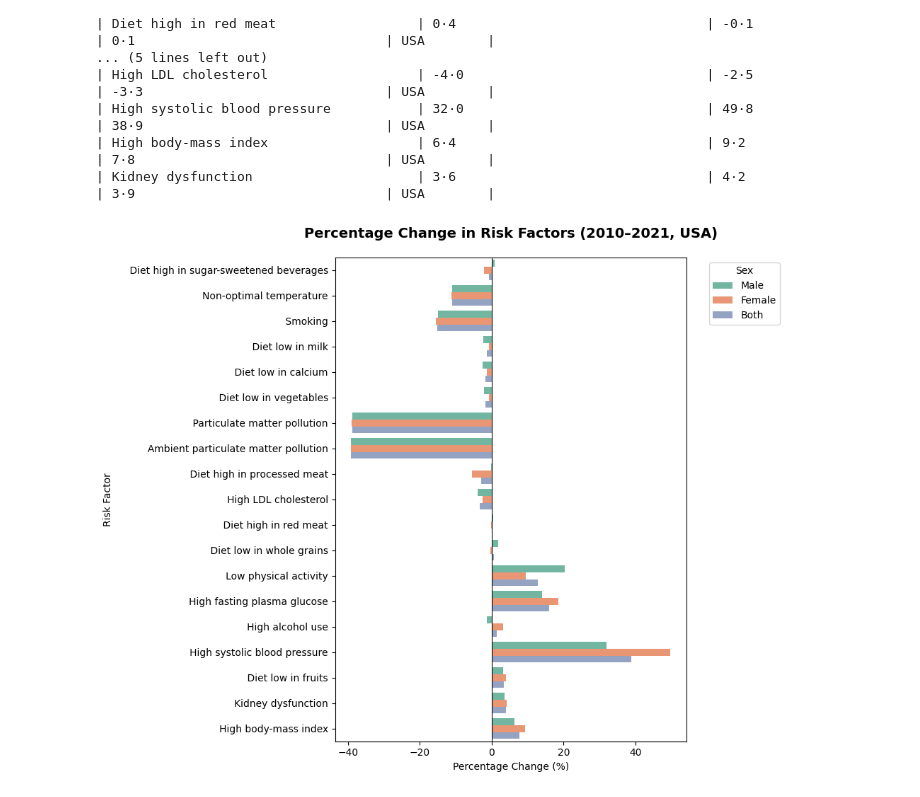
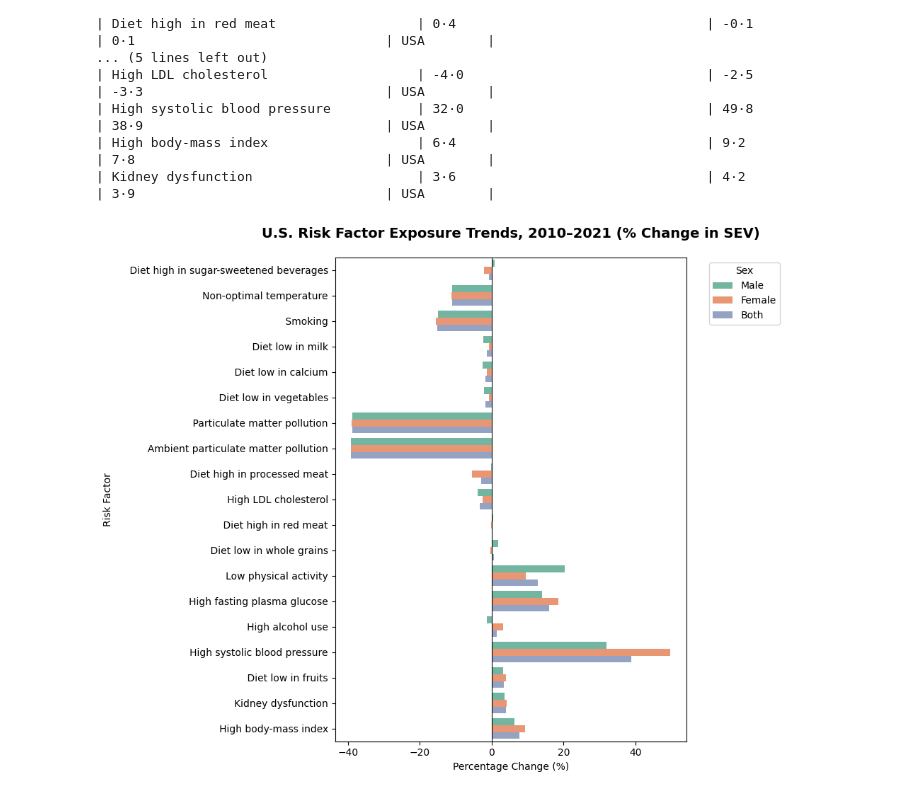
Before and after one commit to Tony-gh123/U.S-Burden-of-Disease-Report-2010-2021, a Jupyter notebook: risk_sql_exploration.ipynb, the cells around one changed output. Cells and saved outputs as stored; diff of their text form; code cells hidden in the pictures.

```diff
--- a/risk_sql_exploration.ipynb
+++ b/risk_sql_exploration.ipynb
@@ -299,32 +301,32 @@ df_melted = df_clean.melt(
 )
 
 # Convert 'Percentage Change' to float
 df_melted["Percentage Change"] = (
     df_melted["Percentage Change"]
     .str.replace("·", ".", regex=False)
     .astype(float)
 )
 
 # Order risks by "Both" percentage change for readability
 order = df_clean.sort_values("Both")["Risk Name"]
 
 # Plot
 plt.figure(figsize=(10, 8))
 sns.barplot(
     data=df_melted,
     y="Risk Name",
     x="Percentage Change",
     hue="Sex",
     order=order,
     palette="Set2"
 )
 
 plt.axvline(0, color="black", linewidth=0.8)
-plt.title("Percentage Change in Risk Factors (2010–2021, USA)", fontsize=14, weight="bold", pad=20)
+plt.title("U.S. Risk Factor Exposure Trends, 2010–2021 (% Change in SEV)", fontsize=14, weight="bold", pad=20)
 plt.xlabel("Percentage Change (%)")
 plt.ylabel("Risk Factor")
 plt.legend(title="Sex", bbox_to_anchor=(1.05, 1), loc="upper left")
 plt.tight_layout()
 plt.show()
 # %% [output]
-[figure, old version]
+[figure, new version]
```
Also changed, not shown: parts of 3 cells of this notebook, 5 other files.
